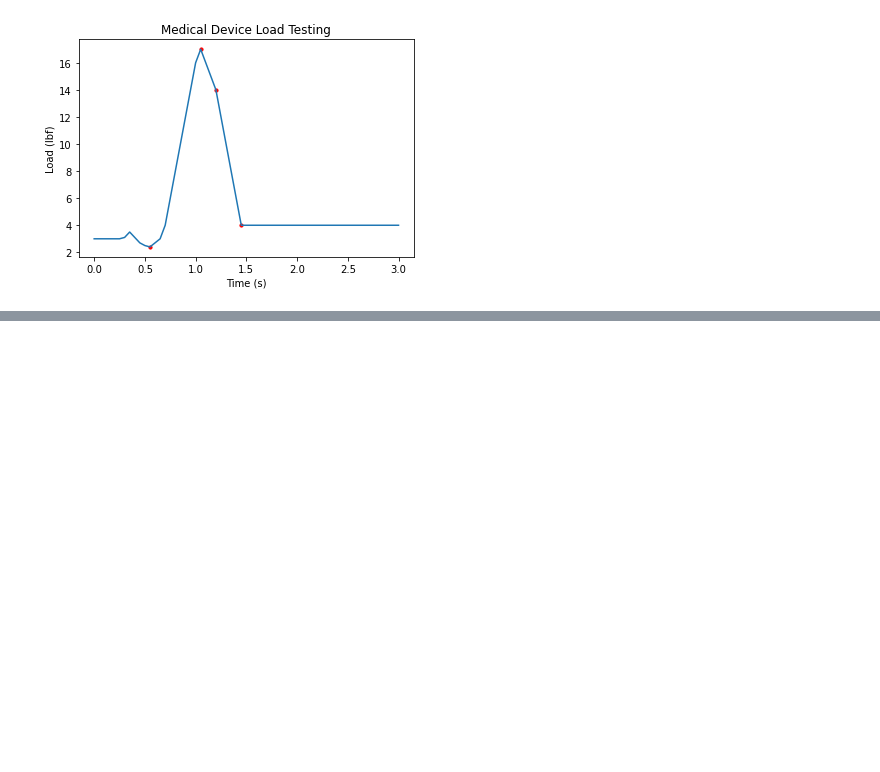
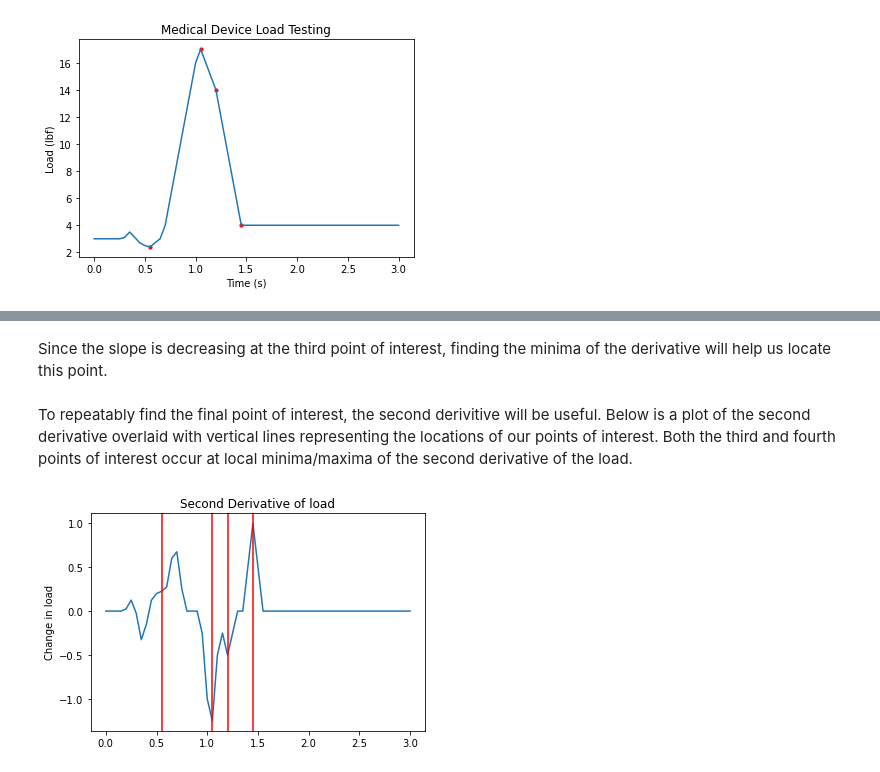
Before and after one commit to grykah/projects, a Jupyter notebook: TimeSeriesPointExtraction/TimeSeriesPointExtraction.ipynb, the cells around one changed output, grey strips where cells are left out. Cells and saved outputs as stored; diff of their text form; code cells hidden in the pictures; blank space fills up the shorter version.

```diff
--- a/TimeSeriesPointExtraction/TimeSeriesPointExtraction.ipynb
+++ b/TimeSeriesPointExtraction/TimeSeriesPointExtraction.ipynb
@@ -41,0 +87,17 @@ Text(0, 0.5, 'Load (lbf)')
+# %% [markdown]
+Since the slope is decreasing at the third point of interest, finding the minima of the derivative will help us locate this point.
+# %% [markdown]
+To repeatably find the final point of interest, the second derivitive will be useful.  Below is a plot of the second derivative overlaid with vertical lines representing the locations of our points of interest.  Both the third and fourth points of interest occur at local minima/maxima of the second derivative of the load.
+# %%
+dddf = np.gradient(df.deriv)
+#plt.plot(dddf)
+plt.plot(df.index, dddf)
+plt.title('Second Derivative of load')
+plt.ylabel('Change in load')
+
+df['secderiv'] = dddf
+
+for val in x:
+    plt.axvline(x=val, c='r')
+# %% [output]
+[figure, added]
```
Also changed, not shown: parts of 15 cells of this notebook.
